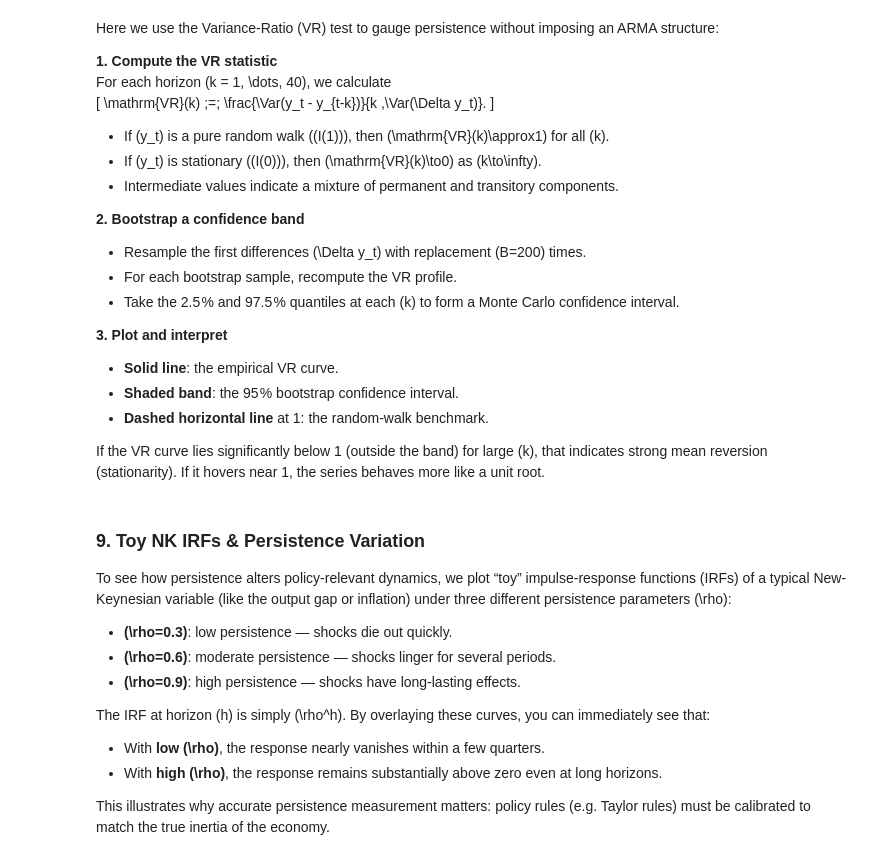
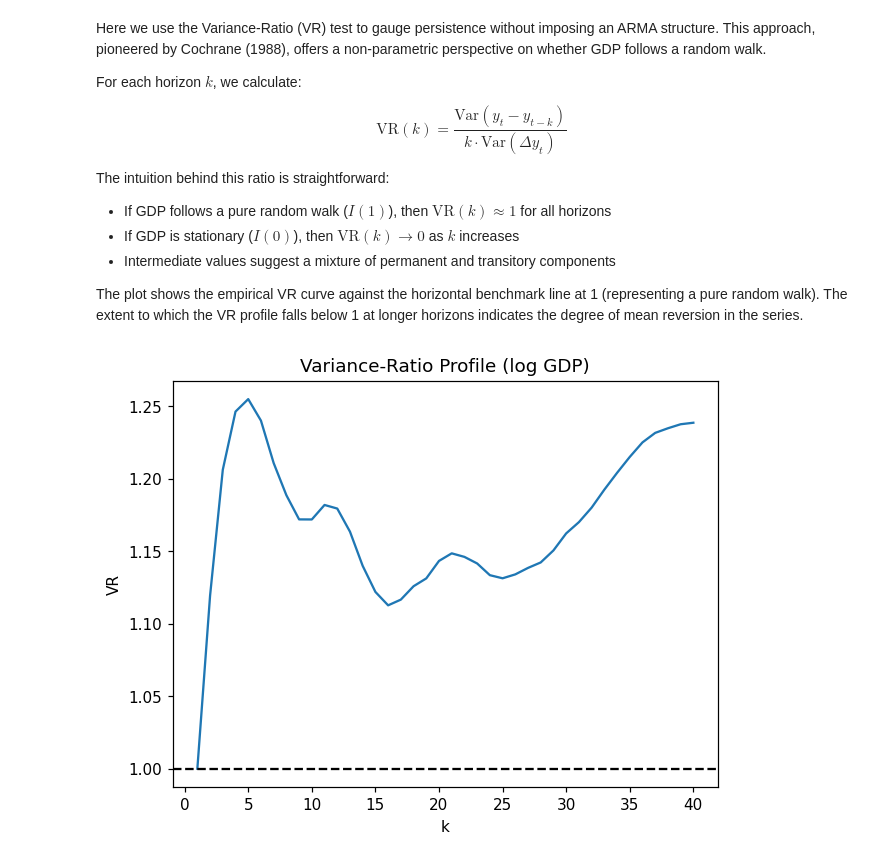
Before and after one commit to NikosAng/UEA-macro-lectures, a Jupyter notebook: ueamacro1.ipynb, the cells around one changed output. Saved outputs shown, nothing was run; the diff lists cells and outputs as text; code cells hidden in the pictures.

```diff
--- a/ueamacro1.ipynb
+++ b/ueamacro1.ipynb
@@ -178,60 +185,32 @@ plt.show()
 # %% [markdown]
-Here we use the Variance‐Ratio (VR) test to gauge persistence without imposing an ARMA structure:
+Here we use the Variance-Ratio (VR) test to gauge persistence without imposing an ARMA structure. This approach, pioneered by Cochrane (1988), offers a non-parametric perspective on whether GDP follows a random walk.
 
-**1. Compute the VR statistic**
-For each horizon \(k = 1, \dots, 40\), we calculate
-\[
-\mathrm{VR}(k) \;=\; \frac{\Var(y_t - y_{t-k})}{k \,\Var(\Delta y_t)}.
-\]
+For each horizon $k$, we calculate:
 
-- If \(y_t\) is a pure random walk (\(I(1)\)), then \(\mathrm{VR}(k)\approx1\) for all \(k\).
-- If \(y_t\) is stationary (\(I(0)\)), then \(\mathrm{VR}(k)\to0\) as \(k\to\infty\).
-- Intermediate values indicate a mixture of permanent and transitory components.
+$$\mathrm{VR}(k) = \frac{\mathrm{Var}(y_t - y_{t-k})}{k \cdot \mathrm{Var}(\Delta y_t)}$$
 
-**2. Bootstrap a confidence band**
-- Resample the first differences \(\Delta y_t\) with replacement \(B=200\) times.
-- For each bootstrap sample, recompute the VR profile.
-- Take the 2.5 % and 97.5 % quantiles at each \(k\) to form a Monte Carlo confidence interval.
+The intuition behind this ratio is straightforward:
+- If GDP follows a pure random walk ($I(1)$), then $\mathrm{VR}(k) \approx 1$ for all horizons
+- If GDP is stationary ($I(0)$), then $\mathrm{VR}(k) \to 0$ as $k$ increases
+- Intermediate values suggest a mixture of permanent and transitory components
 
-**3. Plot and interpret**
-- **Solid line**: the empirical VR curve.
-- **Shaded band**: the 95 % bootstrap confidence interval.
-- **Dashed horizontal line** at 1: the random-walk benchmark.
-
-If the VR curve lies significantly below 1 (outside the band) for large \(k\), that indicates strong mean reversion (stationarity). If it hovers near 1, the series behaves more like a unit root.
+The plot shows the empirical VR curve against the horizontal benchmark line at 1 (representing a pure random walk). The extent to which the VR profile falls below 1 at longer horizons indicates the degree of mean reversion in the series.
 # %%
-#@title 7. Variance-Ratio Profile (with bootstrap CI)
-def vr_profile(y, max_h=40, B=200):
+#@title 7. Variance-Ratio Profile (simplified)
+def vr_profile(y, max_h=40):
     y = y.dropna().to_numpy()
-    d = np.diff(y); v1 = np.var(d, ddof=0)
+    d = np.diff(y)
+    v1 = np.var(d, ddof=0)
     vr = [np.var(y[h:]-y[:-h], ddof=0)/(h*v1) for h in range(1,max_h+1)]
-    boot = []
-    for _ in range(B):
-        db = np.random.choice(d, size=len(d), replace=True)
-        yb = np.insert(np.cumsum(db), 0, y[0])
-        v1b = np.var(np.diff(yb), ddof=0)
-        boot.append([np.var(yb[h:]-yb[:-h], ddof=0)/(h*v1b) for h in range(1,max_h+1)])
-    ci = np.percentile(boot, [2.5,97.5], axis=0)
-    return np.array(vr), ci
+    return np.array(vr)
 
-vr, ci = vr_profile(log_gdp)
+vr = vr_profile(log_gdp)
 h = np.arange(1,len(vr)+1)
 plt.plot(h, vr, label="VR(k)")
-plt.fill_between(h, ci[0], ci[1], color="gray", alpha=0.3)
 plt.axhline(1, ls="--", color="k")
-plt.title("Variance-Ratio Profile (log GDP)"); plt.xlabel("k"); plt.ylabel("VR"); plt.show()
+plt.title("Variance-Ratio Profile (log GDP)")
+plt.xlabel("k")
+plt.ylabel("VR")
+plt.show()
+# %% [output]
+[figure, added]
-# %% [markdown]
-### 9. Toy NK IRFs & Persistence Variation
-
-To see how persistence alters policy‐relevant dynamics, we plot “toy” impulse‐response functions (IRFs) of a typical New-Keynesian variable (like the output gap or inflation) under three different persistence parameters \(\rho\):
-
-- **\(\rho=0.3\)**: low persistence — shocks die out quickly.
-- **\(\rho=0.6\)**: moderate persistence — shocks linger for several periods.
-- **\(\rho=0.9\)**: high persistence — shocks have long-lasting effects.
-
-The IRF at horizon \(h\) is simply \(\rho^h\). By overlaying these curves, you can immediately see that:
-
-- With **low \(\rho\)**, the response nearly vanishes within a few quarters.
-- With **high \(\rho\)**, the response remains substantially above zero even at long horizons.
-
-This illustrates why accurate persistence measurement matters: policy rules (e.g. Taylor rules) must be calibrated to match the true inertia of the economy.
```
Also changed, not shown: parts of 17 cells of this notebook.
